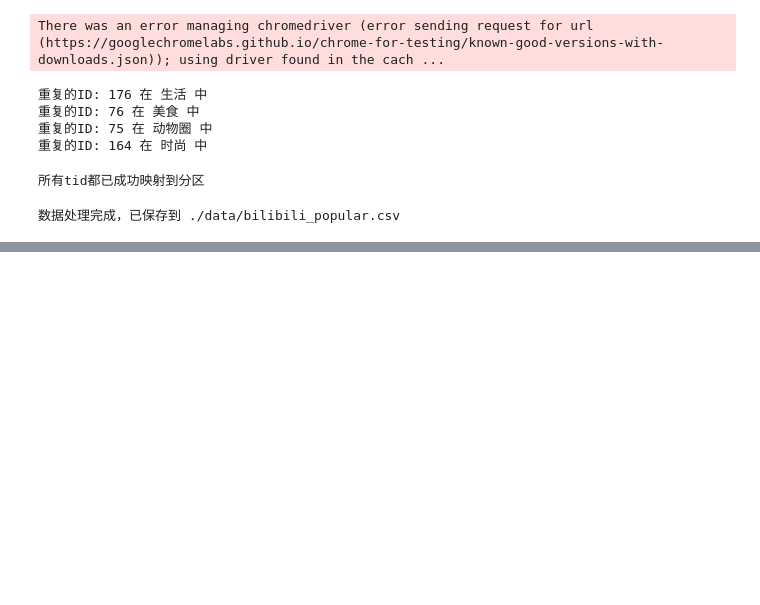
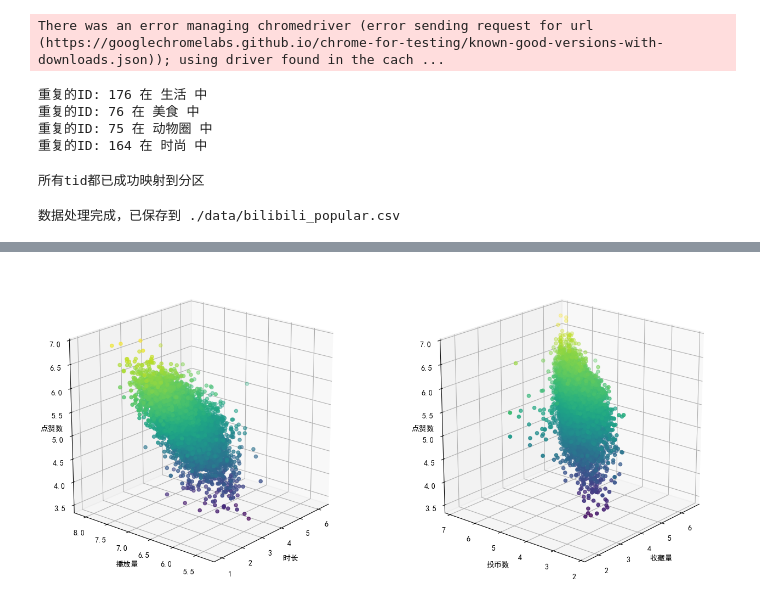
Before and after one commit to YifeiShi0076/bilibili_popular, a Jupyter notebook: code.ipynb, the cells around one changed output, grey strips where cells are left out. Drawn from its saved outputs; the diff is of its cells as text; code cells hidden in the pictures; blank space fills up the shorter version.

```diff
--- a/code.ipynb
+++ b/code.ipynb
@@ -454,0 +500,36 @@ print("数据处理完成，已保存到 ./data/bilibili_popular.csv")
+# %%
+fig = plt.figure(figsize=(16,8))
+
+ax = fig.add_subplot(121, projection='3d')
+
+x=data['duration']
+y=data['view']
+z=data['like']
+x_log, y_log, z_log = np.log10(x), np.log10(y),np.log10(z)
+color = z_log
+
+ax.scatter3D(x_log, y_log, z_log,c=color, cmap='viridis')
+ax.set_box_aspect([1, 1, 1])
+ax.view_init(elev=20, azim=-140)
+ax.set_xlabel('时长')
+ax.set_ylabel('播放量')
+ax.set_zlabel('点赞数',labelpad=-5)
+
+ax = fig.add_subplot(122, projection='3d')
+
+x=data['favorite']
+y=data['coin']
+z=data['like']
+x_log, y_log, z_log = np.log10(x), np.log10(y),np.log10(z)
+color = z_log
+
+ax.scatter3D(x_log, y_log, z_log,c=color, cmap='viridis')
+ax.set_box_aspect([1, 1, 1])
+ax.view_init(elev=20, azim=-140)
+ax.set_xlabel('收藏量')
+ax.set_ylabel('投币数')
+ax.set_zlabel('点赞数',labelpad=-5)
+
+plt.show()
+# %% [output]
+[figure, added]
```
Also changed, not shown: parts of 15 cells of this notebook.
